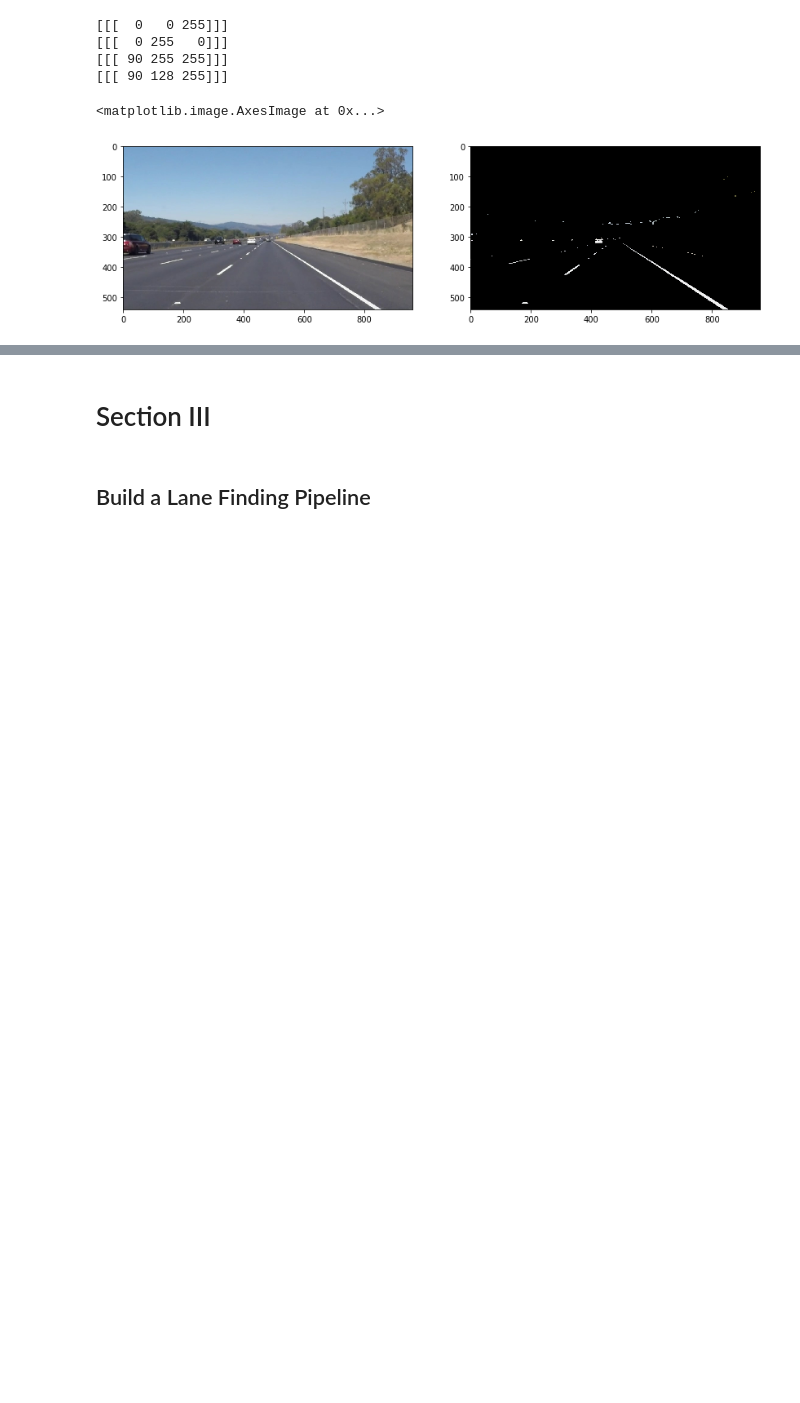
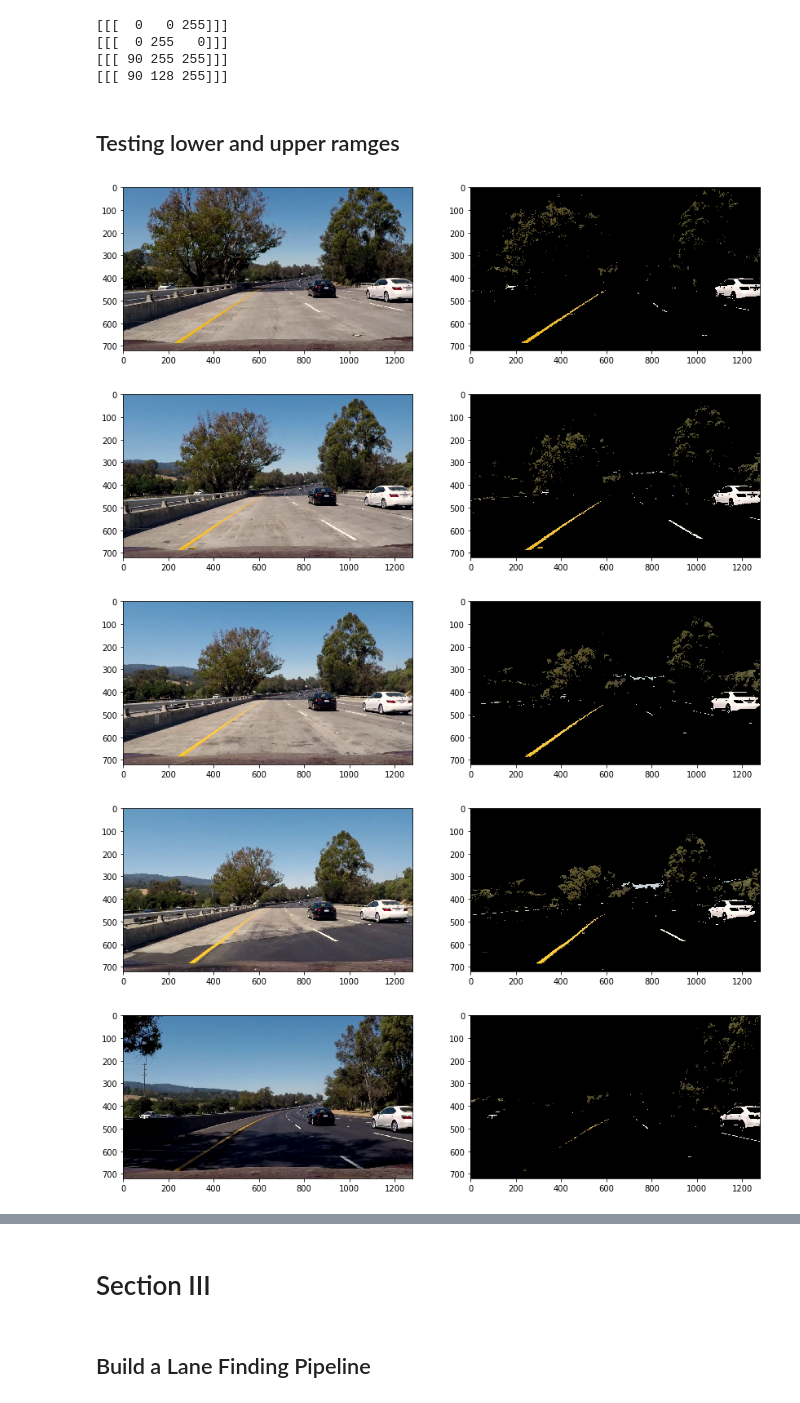
Before and after one commit to iPhoring/ComputerVision, a Jupyter notebook: P1.ipynb, the cells around one changed output, grey strips where cells are left out. Cells and saved outputs as stored; diff of their text form; code cells hidden in the pictures; blank space fills up the shorter version.

```diff
--- a/P1.ipynb
+++ b/P1.ipynb
@@ -356,26 +358,36 @@ print(hsv_)
 [[[  0 255   0]]]
 [[[ 90 255 255]]]
 [[[ 90 128 255]]]
+# %% [markdown]
+## Testing lower and upper ramges
 # %%
-image = mpimg.imread("test_images/solidWhiteRight.jpg")
+list__=['UntitledFolder/Frame128.jpg','UntitledFolder/Frame120.jpg',\
+            'UntitledFolder/Frame113.jpg','UntitledFolder/Frame104.jpg',\
+            'UntitledFolder/Frame156.jpg',"test_images/solidWhiteRight.jpg"]
 
-converted = cv2.cvtColor(image, cv2.COLOR_RGB2HSV)
-# white color mask
-lower = np.array([  0, 0,   180])
-upper = np.array([255, 25, 255])
-white_mask = cv2.inRange(converted, lower, upper)
+for i in list__:
+    image = mpimg.imread(i)
+    converted = cv2.cvtColor(image, cv2.COLOR_RGB2HSV)
+    # white color mask
+    lower = np.array([  0, 0,   200])
+    upper = np.array([255, 25, 255])
+    white_mask = cv2.inRange(converted, lower, upper)
 
-# yellow color mask
-lower = np.array([ 20,  100, 100])
-upper = np.array([ 30, 255, 255])
-yellow_mask = cv2.inRange(converted, lower, upper)
-# combine the mask
-mask = cv2.bitwise_or(white_mask, yellow_mask)
-result=cv2.bitwise_and(image, image, mask = mask)
+    # yellow color mask
+    lower = np.array([ 20,  70, 70])
+    upper = np.array([ 30, 255, 255])
+    yellow_mask = cv2.inRange(converted, lower, upper)
+    # combine the mask
+    mask = cv2.bitwise_or(white_mask, yellow_mask)
+    result=cv2.bitwise_and(image, image, mask = mask)
 
-f, (ax1, ax2) = plt.subplots(1, 2, sharey=False,figsize=(14,4))
-ax1.imshow(image)
-ax2.imshow(result)
+    f, (ax1, ax2) = plt.subplots(1, 2, sharey=False,figsize=(14,4))
+    ax1.imshow(image)
+    ax2.imshow(result)
+    #break
 # %% [output]
-<matplotlib.image.AxesImage at 0x...>
-[figure, old version]
+[figure, new version]
+[figure, added]
+[figure, added]
+[figure, added]
+[figure, added]
```
Also changed, not shown: parts of 9 cells of this notebook.
